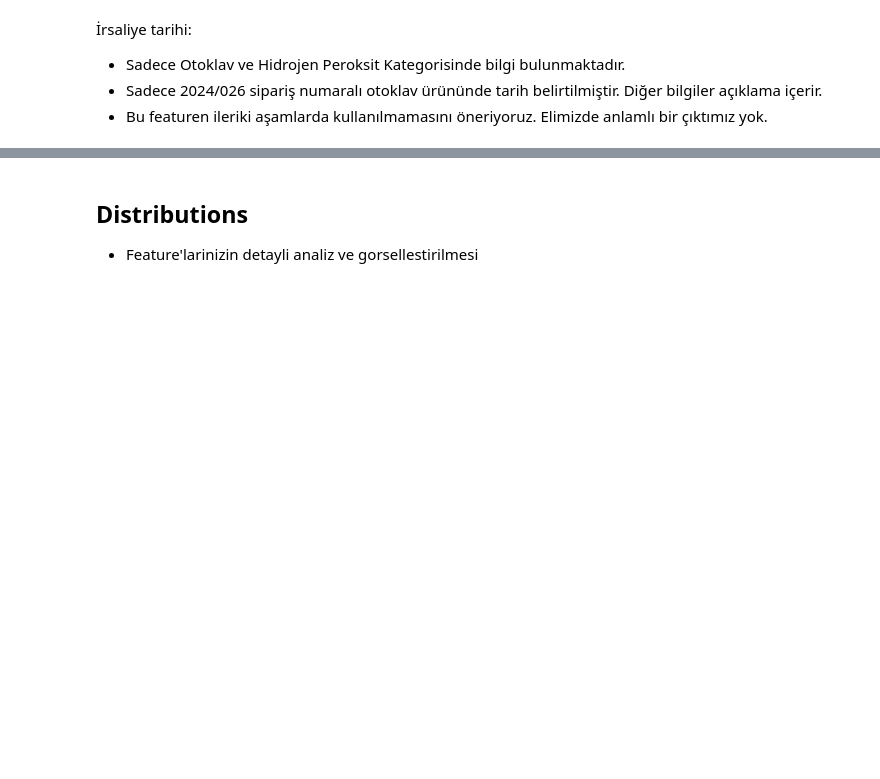
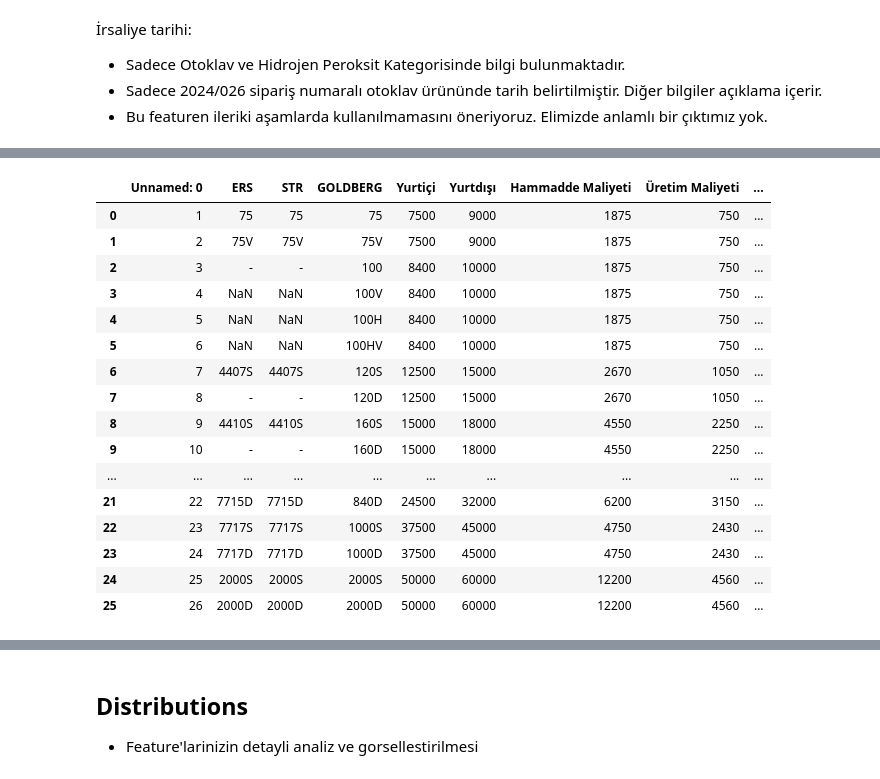
Before and after one commit to Duygu-Jones/LLM_Playground, a Jupyter notebook: 01_EDA/KATEGORILER/01_Otoklav_Oksijen/FNur/FNUR_EDA_NOTEBOOK_OTOKLAV_OKSIJEN_SATIS.ipynb, the cells around one changed output, grey strips where cells are left out. Drawn from its saved outputs; the diff is of its cells as text; code cells hidden in the pictures; blank space fills up the shorter version.

Commit message:
Eda_otoklav_oksijen_(Fnur_05)

```diff
--- a/01_EDA/KATEGORILER/01_Otoklav_Oksijen/FNur/FNUR_EDA_NOTEBOOK_OTOKLAV_OKSIJEN_SATIS.ipynb
+++ b/01_EDA/KATEGORILER/01_Otoklav_Oksijen/FNur/FNUR_EDA_NOTEBOOK_OTOKLAV_OKSIJEN_SATIS.ipynb
@@ -1293,0 +1294,24 @@ df_kategori_copy = df_kategori.copy()
+# %%
+# Excel dosyasının 'otoclav' sayfasındaki verileri okur, ilk iki satırı atlar
+df_satis_otoklav = pd.read_excel("2024-Satis_Analiz.xlsx", sheet_name="otoklav", skiprows=1)
+
+# Veriyi kontrol etmek için ilk birkaç satırı gösterir
+df_satis_otoklav
+# %% [output]
+|  | Unnamed: 0 | ERS | STR | GOLDBERG | Yurtiçi | Yurtdışı | Hammadde Maliyeti | Üretim Maliyeti | ... |
+| 0 | 1 | 75 | 75 | 75 | 7500 | 9000 | 1875 | 750 | ... |
+| 1 | 2 | 75V | 75V | 75V | 7500 | 9000 | 1875 | 750 | ... |
+| 2 | 3 | - | - | 100 | 8400 | 10000 | 1875 | 750 | ... |
+| 3 | 4 | NaN | NaN | 100V | 8400 | 10000 | 1875 | 750 | ... |
+| 4 | 5 | NaN | NaN | 100H | 8400 | 10000 | 1875 | 750 | ... |
+| 5 | 6 | NaN | NaN | 100HV | 8400 | 10000 | 1875 | 750 | ... |
+| 6 | 7 | 4407S | 4407S | 120S | 12500 | 15000 | 2670 | 1050 | ... |
+| 7 | 8 | - | - | 120D | 12500 | 15000 | 2670 | 1050 | ... |
+| 8 | 9 | 4410S | 4410S | 160S | 15000 | 18000 | 4550 | 2250 | ... |
+| 9 | 10 | - | - | 160D | 15000 | 18000 | 4550 | 2250 | ... |
+| ... | ... | ... | ... | ... | ... | ... | ... | ... | ... |
+| 21 | 22 | 7715D | 7715D | 840D | 24500 | 32000 | 6200 | 3150 | ... |
+| 22 | 23 | 7717S | 7717S | 1000S | 37500 | 45000 | 4750 | 2430 | ... |
+| 23 | 24 | 7717D | 7717D | 1000D | 37500 | 45000 | 4750 | 2430 | ... |
+| 24 | 25 | 2000S | 2000S | 2000S | 50000 | 60000 | 12200 | 4560 | ... |
+| 25 | 26 | 2000D | 2000D | 2000D | 50000 | 60000 | 12200 | 4560 | ... |
```
Also changed, not shown: parts of 68 cells of this notebook, 3 other files.
